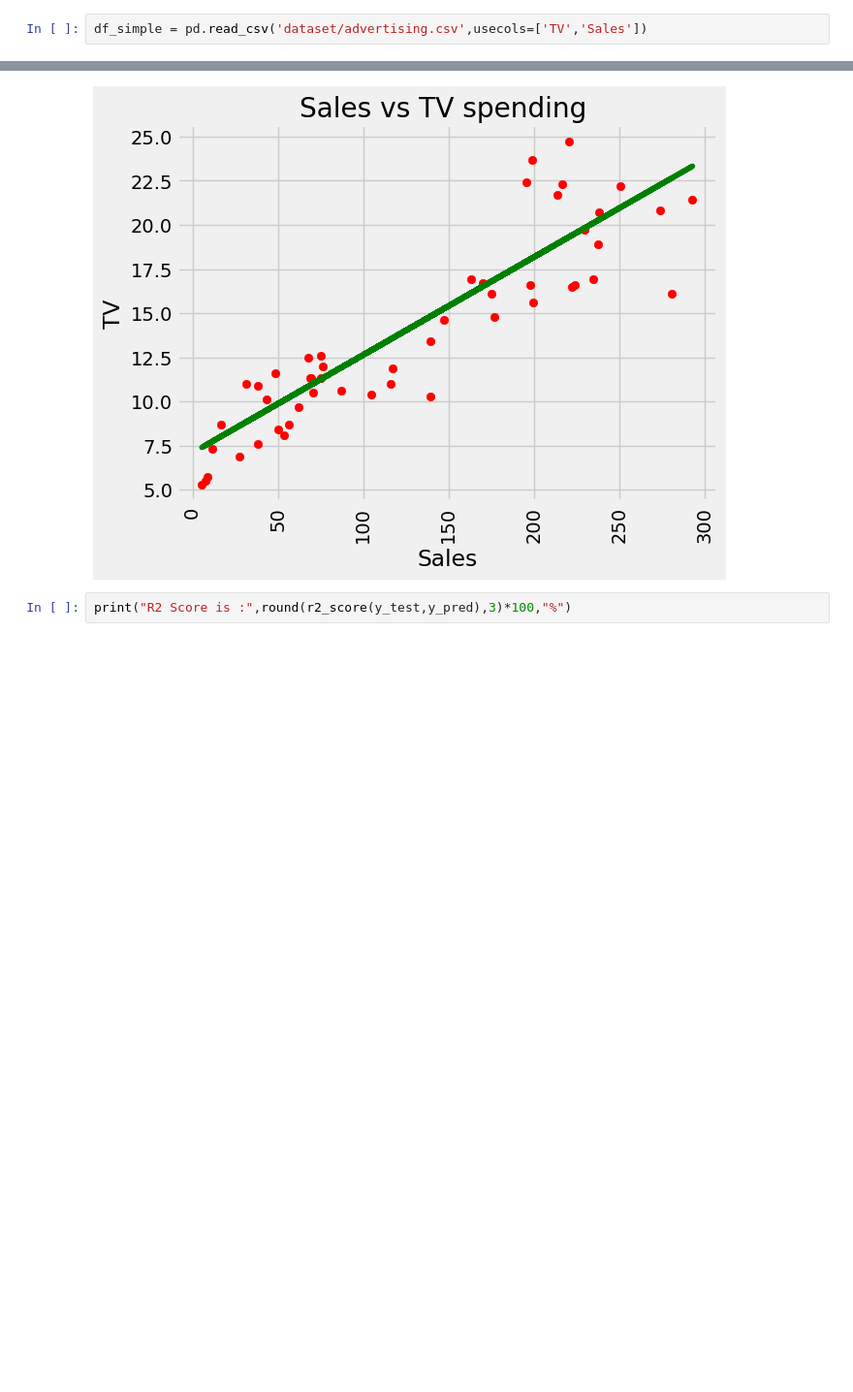
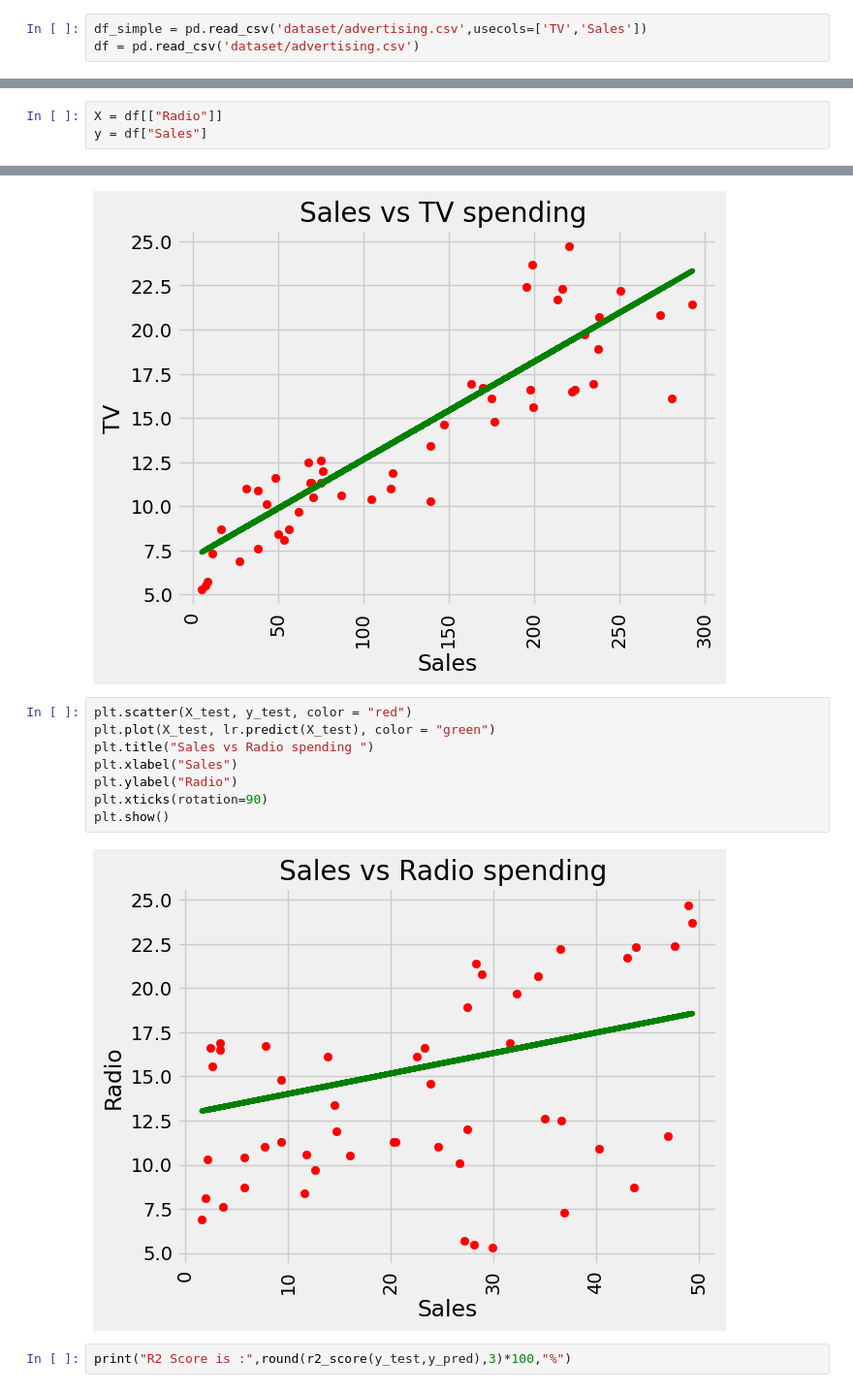
Before and after one commit to MukhlisMaulanaA/data-analytics-python, a Jupyter notebook: linear-regression.ipynb, the cells around one changed output, grey strips where cells are left out. Shown at 97% size. Cells and saved outputs as stored; diff of their text form; blank space fills up the shorter version.

```diff
--- a/linear-regression.ipynb
+++ b/linear-regression.ipynb
@@ -10,5 +10,6 @@ from sklearn.model_selection import train_test_split
 from sklearn.metrics import r2_score
 # %%
 df_simple = pd.read_csv('dataset/advertising.csv',usecols=['TV','Sales'])
+df = pd.read_csv('dataset/advertising.csv')
 # %%
 df_simple.head()
@@ -46,6 +50,9 @@ lr = LinearRegression()
 # %%
 X = df_simple[["TV"]]
 y = df_simple["Sales"]
+# %%
+X = df[["Radio"]]
+y = df["Sales"]
 # %% [markdown]
 ### Train test split
 # %%
@@ -66,6 +73,16 @@ plt.xticks(rotation=90)
 plt.show()
 # %% [output]
 [figure]
+# %%
+plt.scatter(X_test, y_test, color = "red")
+plt.plot(X_test, lr.predict(X_test), color = "green")
+plt.title("Sales vs Radio spending ")
+plt.xlabel("Sales")
+plt.ylabel("Radio")
+plt.xticks(rotation=90)
+plt.show()
+# %% [output]
+[figure, added]
 # %%
 print("R2 Score is :",round(r2_score(y_test,y_pred),3)*100,"%")
 # %% [output]
```
Also changed, not shown: parts of 2 cells of this notebook, 2 other files.
